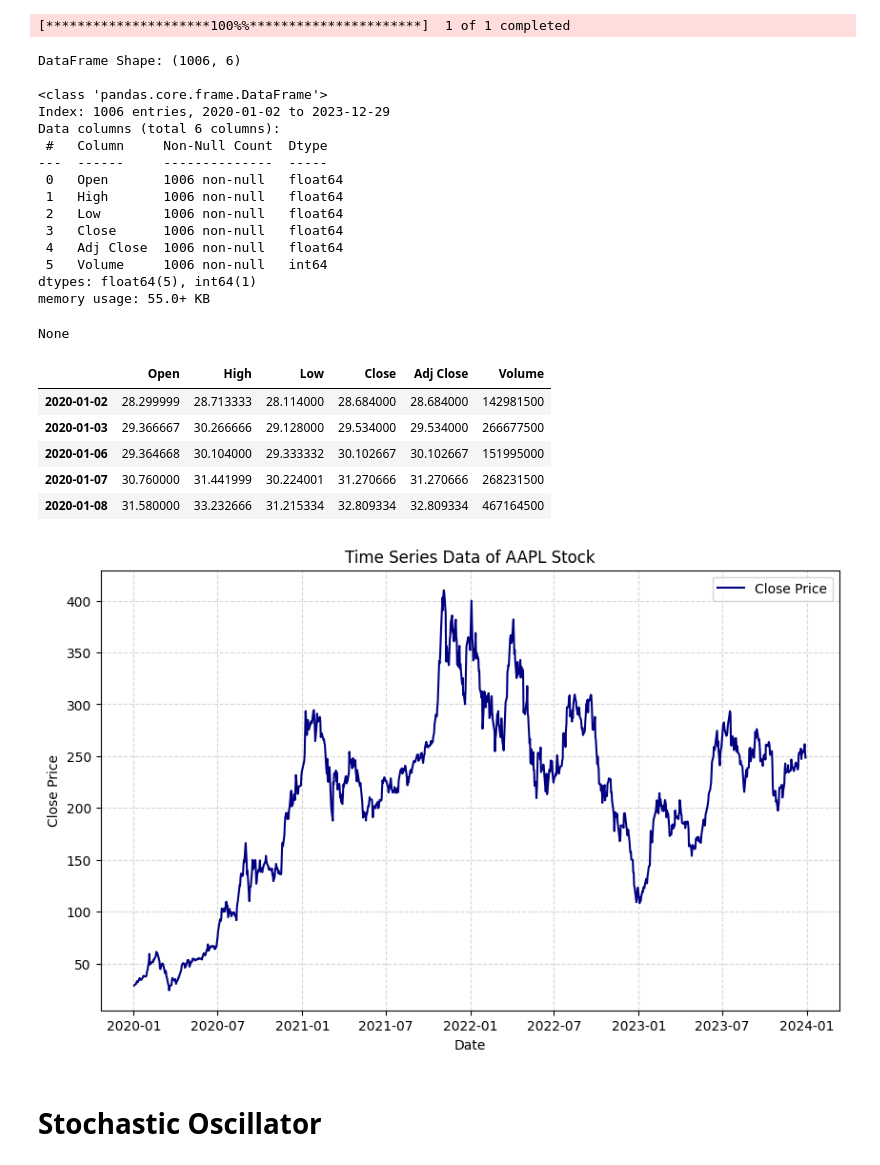
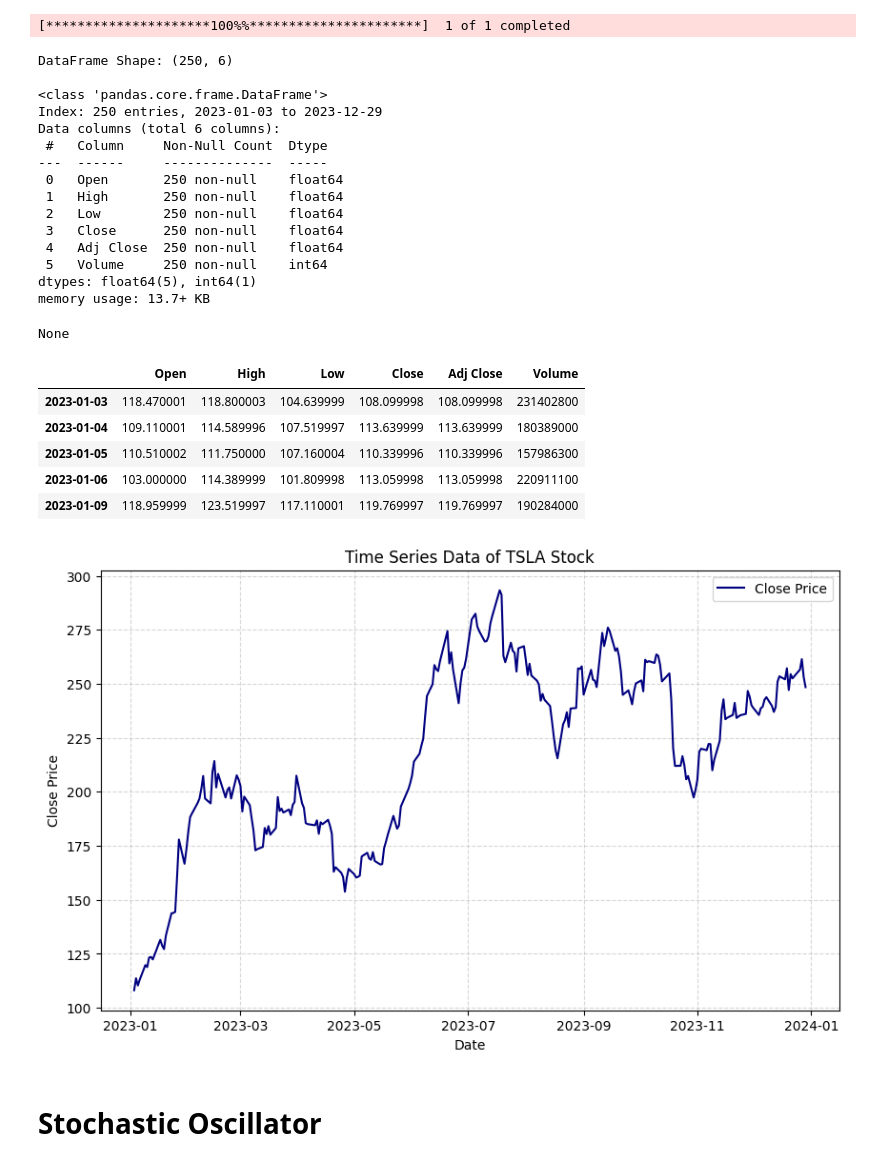
Before and after one commit to Mund99/Medium_Writing, a Jupyter notebook: StochasticOscillator_Calculation_Visualization.ipynb, the cells around one changed output. Drawn from its saved outputs; the diff is of its cells as text; code cells hidden in the pictures.

Commit message:
Update on time period

```diff
--- a/StochasticOscillator_Calculation_Visualization.ipynb
+++ b/StochasticOscillator_Calculation_Visualization.ipynb
@@ -12,7 +12,7 @@ warnings.filterwarnings('ignore')
 # %%
 # Download data from yahoo finance
 ticker = 'TSLA'
-start_date = pd.to_datetime('2020-01-01')
+start_date = pd.to_datetime('2023-01-01')
 end_date = pd.to_datetime('2024-01-01')
 
 df = yf.download(ticker, start_date, end_date)
@@ -23,42 +23,42 @@ display(df.info())
 display(df.head())
 # %% [output]
 [*********************100%%**********************]  1 of 1 completed
-DataFrame Shape: (1006, 6)
+DataFrame Shape: (250, 6)
 
 <class 'pandas.core.frame.DataFrame'>
-Index: 1006 entries, 2020-01-02 to 2023-12-29
+Index: 250 entries, 2023-01-03 to 2023-12-29
 Data columns (total 6 columns):
  #   Column     Non-Null Count  Dtype
 ---  ------     --------------  -----
- 0   Open       1006 non-null   float64
- 1   High       1006 non-null   float64
- 2   Low        1006 non-null   float64
- 3   Close      1006 non-null   float64
- 4   Adj Close  1006 non-null   float64
- 5   Volume     1006 non-null   int64
+ 0   Open       250 non-null    float64
+ 1   High       250 non-null    float64
+ 2   Low        250 non-null    float64
+ 3   Close      250 non-null    float64
+ 4   Adj Close  250 non-null    float64
+ 5   Volume     250 non-null    int64
 dtypes: float64(5), int64(1)
-memory usage: 55.0+ KB
+memory usage: 13.7+ KB
 None
 |  | Open | High | Low | Close | Adj Close | Volume |
-| 2020-01-02 | 28.299999 | 28.713333 | 28.114000 | 28.684000 | 28.684000 | 142981500 |
-| 2020-01-03 | 29.366667 | 30.266666 | 29.128000 | 29.534000 | 29.534000 | 266677500 |
-| 2020-01-06 | 29.364668 | 30.104000 | 29.333332 | 30.102667 | 30.102667 | 151995000 |
-| 2020-01-07 | 30.760000 | 31.441999 | 30.224001 | 31.270666 | 31.270666 | 268231500 |
-| 2020-01-08 | 31.580000 | 33.232666 | 31.215334 | 32.809334 | 32.809334 | 467164500 |
+| 2023-01-03 | 118.470001 | 118.800003 | 104.639999 | 108.099998 | 108.099998 | 231402800 |
+| 2023-01-04 | 109.110001 | 114.589996 | 107.519997 | 113.639999 | 113.639999 | 180389000 |
+| 2023-01-05 | 110.510002 | 111.750000 | 107.160004 | 110.339996 | 110.339996 | 157986300 |
+| 2023-01-06 | 103.000000 | 114.389999 | 101.809998 | 113.059998 | 113.059998 | 220911100 |
+| 2023-01-09 | 118.959999 | 123.519997 | 117.110001 | 119.769997 | 119.769997 | 190284000 |
 # %%
 # Plot the close price
 plt.figure(figsize=(10,6))
 
 plt.plot(df['Close'], label='Close Price', color='navy')
 plt.xlabel('Date')
 plt.ylabel('Close Price')
-plt.title('Time Series Data of AAPL Stock')
+plt.title('Time Series Data of TSLA Stock')
 plt.legend()
 plt.grid(visible=True, alpha=0.5, linestyle='--')
 
 plt.show()
 # %% [output]
-[figure, old version]
+[figure, new version]
 # %% [markdown]
 # Stochastic Oscillator
 # %%
```
Also changed, not shown: parts of 1 cell of this notebook.
